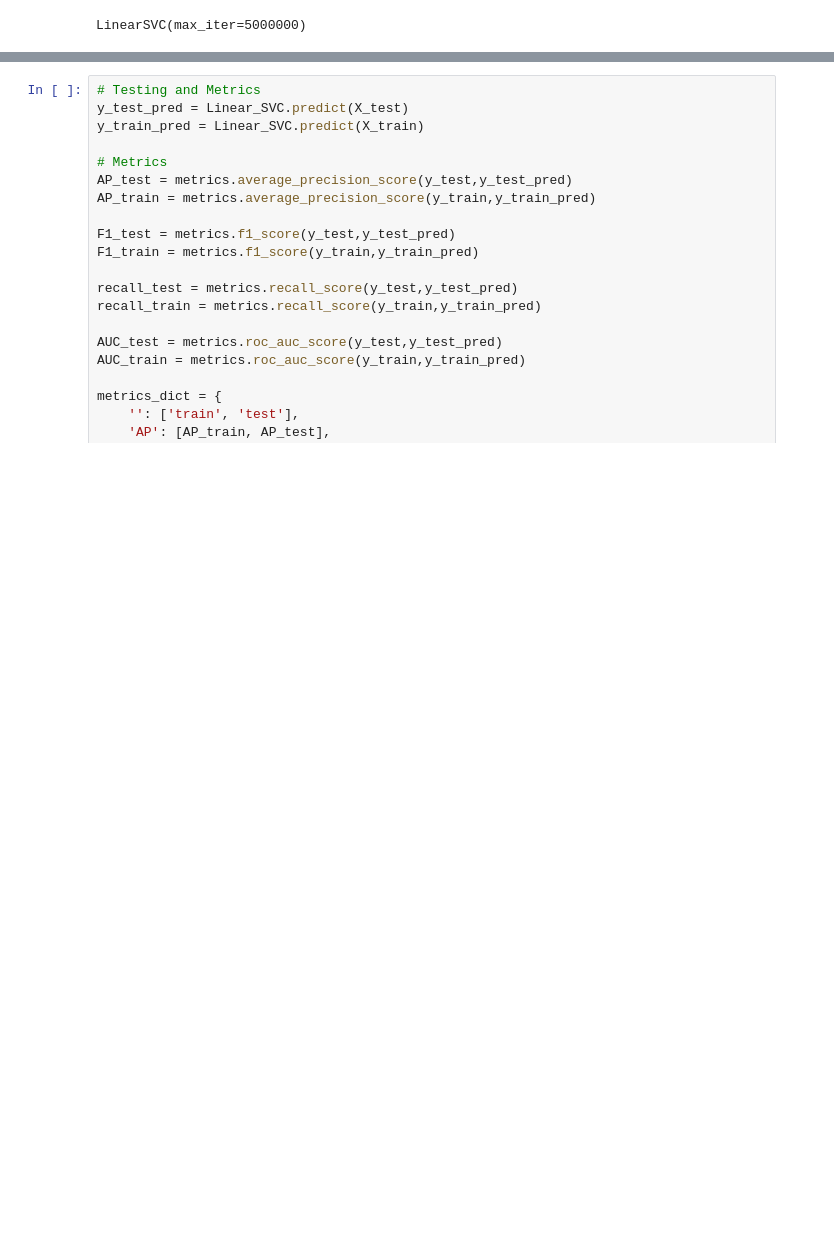
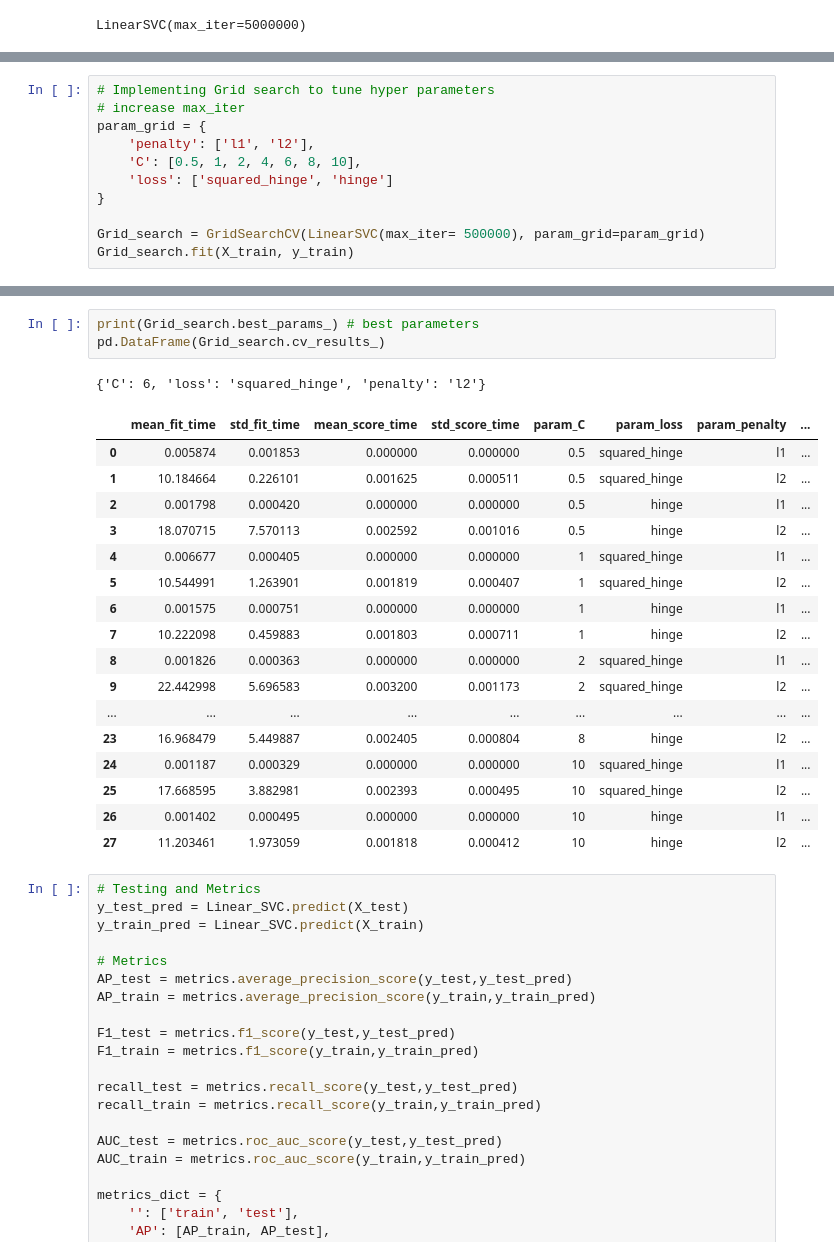
Before and after one commit to iwunduchuks/Osiri-ML-assignement, a Jupyter notebook: Osiri_ML.ipynb, the cells around one changed output, grey strips where cells are left out. Cells and saved outputs as stored; diff of their text form; blank space fills up the shorter version.

Commit message:
Added Grid search with 5 fold cross validation

```diff
--- a/Osiri_ML.ipynb
+++ b/Osiri_ML.ipynb
@@ -188,0 +195,11 @@ LinearSVC(max_iter=5000000)
+# %%
+# Implementing Grid search to tune hyper parameters
+# increase max_iter
+param_grid = {
+    'penalty': ['l1', 'l2'],
+    'C': [0.5, 1, 2, 4, 6, 8, 10],
+    'loss': ['squared_hinge', 'hinge']
+}
+
+Grid_search = GridSearchCV(LinearSVC(max_iter= 500000), param_grid=param_grid)
+Grid_search.fit(X_train, y_train)
@@ -189,3 +228,25 @@ LinearSVC(max_iter=5000000)
+# %%
+print(Grid_search.best_params_) # best parameters
+pd.DataFrame(Grid_search.cv_results_)
+# %% [output]
+{'C': 6, 'loss': 'squared_hinge', 'penalty': 'l2'}
+|  | mean_fit_time | std_fit_time | mean_score_time | std_score_time | param_C | param_loss | param_penalty | ... |
+| 0 | 0.005874 | 0.001853 | 0.000000 | 0.000000 | 0.5 | squared_hinge | l1 | ... |
+| 1 | 10.184664 | 0.226101 | 0.001625 | 0.000511 | 0.5 | squared_hinge | l2 | ... |
+| 2 | 0.001798 | 0.000420 | 0.000000 | 0.000000 | 0.5 | hinge | l1 | ... |
+| 3 | 18.070715 | 7.570113 | 0.002592 | 0.001016 | 0.5 | hinge | l2 | ... |
+| 4 | 0.006677 | 0.000405 | 0.000000 | 0.000000 | 1 | squared_hinge | l1 | ... |
+| 5 | 10.544991 | 1.263901 | 0.001819 | 0.000407 | 1 | squared_hinge | l2 | ... |
+| 6 | 0.001575 | 0.000751 | 0.000000 | 0.000000 | 1 | hinge | l1 | ... |
+| 7 | 10.222098 | 0.459883 | 0.001803 | 0.000711 | 1 | hinge | l2 | ... |
+| 8 | 0.001826 | 0.000363 | 0.000000 | 0.000000 | 2 | squared_hinge | l1 | ... |
+| 9 | 22.442998 | 5.696583 | 0.003200 | 0.001173 | 2 | squared_hinge | l2 | ... |
+| ... | ... | ... | ... | ... | ... | ... | ... | ... |
+| 23 | 16.968479 | 5.449887 | 0.002405 | 0.000804 | 8 | hinge | l2 | ... |
+| 24 | 0.001187 | 0.000329 | 0.000000 | 0.000000 | 10 | squared_hinge | l1 | ... |
+| 25 | 17.668595 | 3.882981 | 0.002393 | 0.000495 | 10 | squared_hinge | l2 | ... |
+| 26 | 0.001402 | 0.000495 | 0.000000 | 0.000000 | 10 | hinge | l1 | ... |
+| 27 | 11.203461 | 1.973059 | 0.001818 | 0.000412 | 10 | hinge | l2 | ... |
 # %%
 # Testing and Metrics
 y_test_pred = Linear_SVC.predict(X_test)
```
Also changed, not shown: parts of 4 cells of this notebook.
